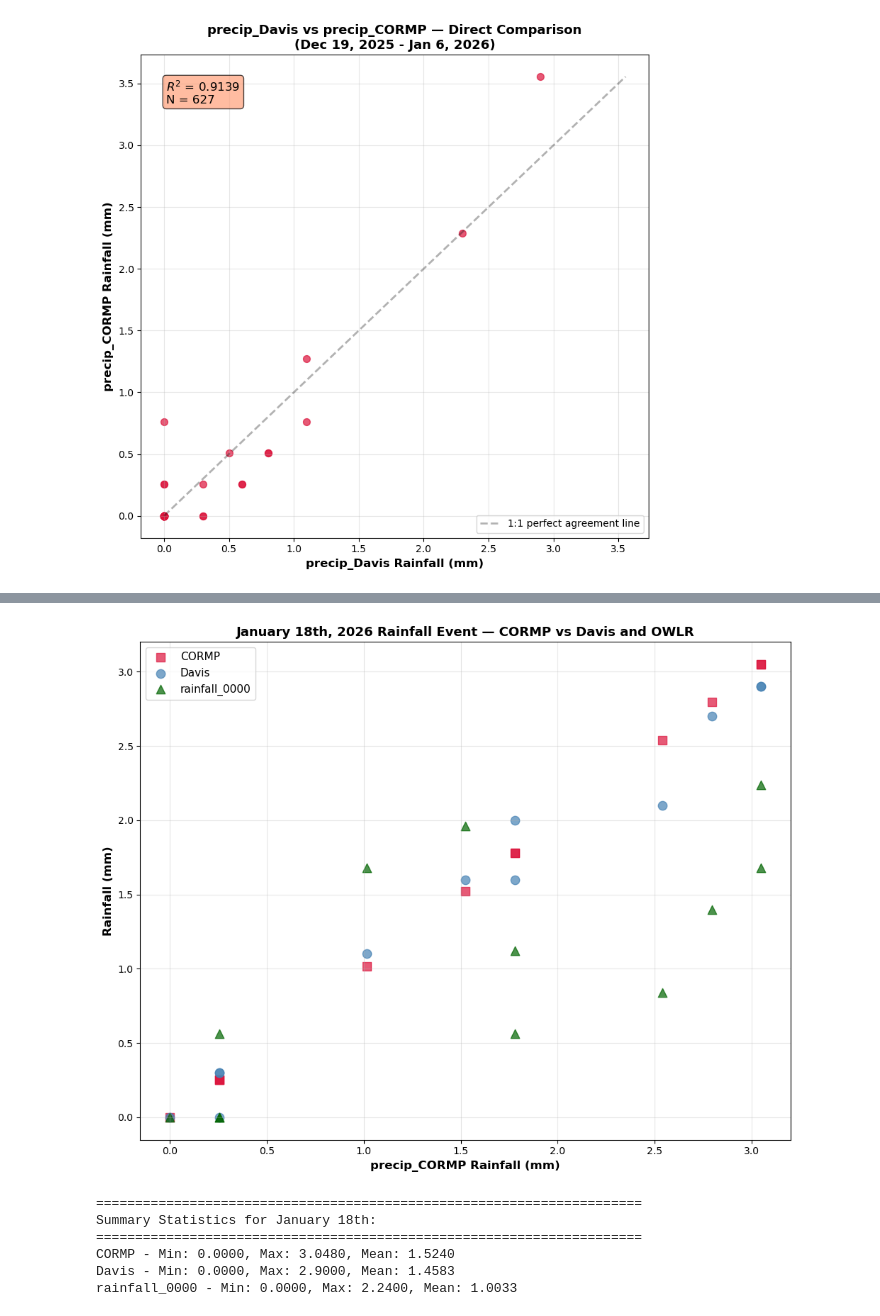
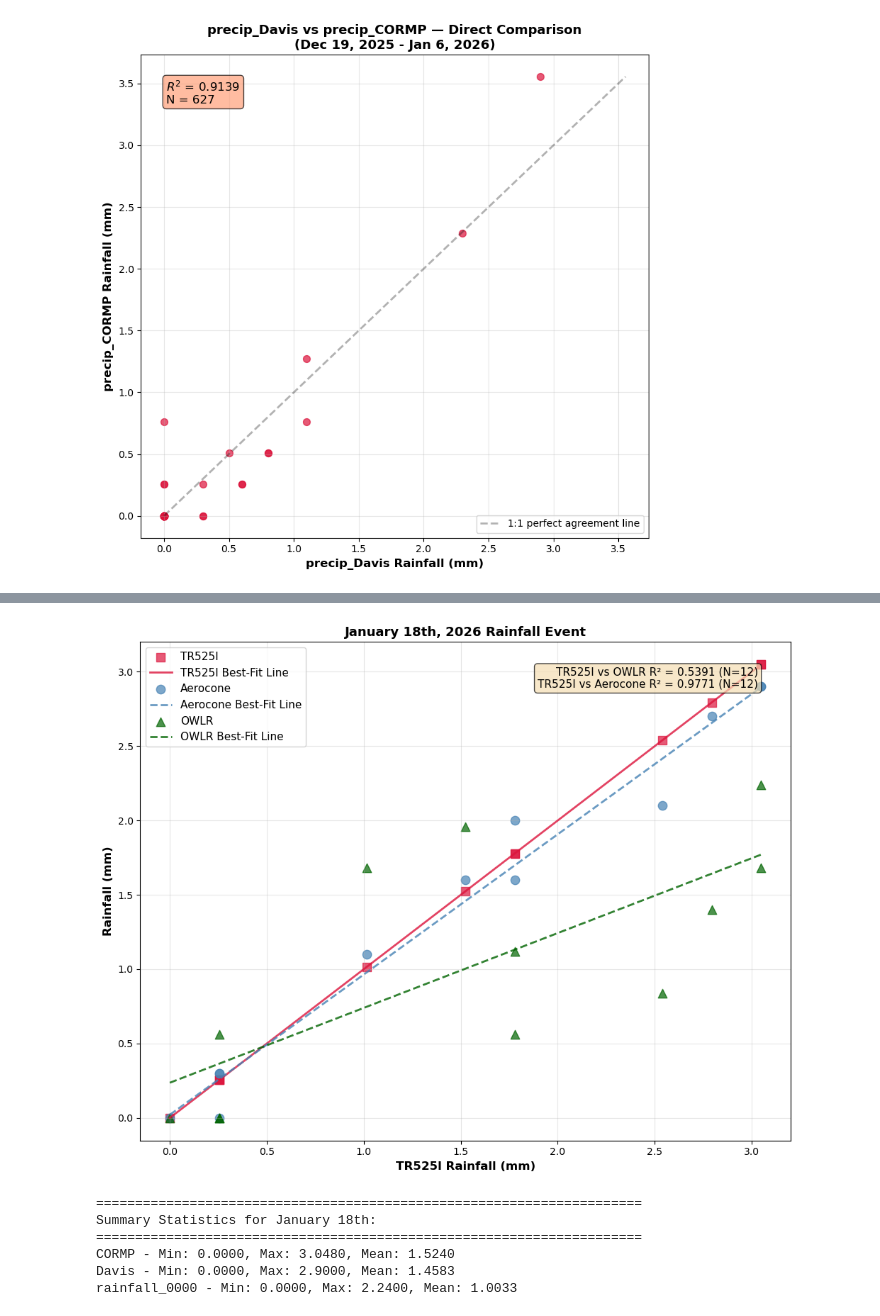
Before and after one commit to COAST-Lab/Open-Water-Level-and-Rainfall-Sensor, a Jupyter notebook: Data Analysis/rainfallAnalysis.ipynb, the cells around one changed output, grey strips where cells are left out. Drawn from its saved outputs; the diff is of its cells as text; code cells hidden in the pictures.

```diff
--- a/Data Analysis/rainfallAnalysis.ipynb
+++ b/Data Analysis/rainfallAnalysis.ipynb
@@ -493,7 +493,7 @@ if not merged_rain0_only.empty:
             s=45,
             alpha=0.6,
             color='steelblue',
-            label='Davis',
+            label='Aerocone',
             marker='o'
         )
         print(f"  Plotted {len(davis_data_only)} Davis points")
@@ -520,7 +520,7 @@ if pd.notna(r2_co_only):
     annotation_lines.append(f"R² (TR-525l vs OWLR) = {r2_co_only:.4f}")
     annotation_lines.append(f"N OWLR pairs = {n_pairs}")
 if 'davis_data_only' in locals():
-    annotation_lines.append(f"N Davis pairs = {len(davis_data_only)}")
+    annotation_lines.append(f"N Aerocone pairs = {len(davis_data_only)}")
 if annotation_lines:
     ax.text(
         0.98, 0.98,
@@ -534,7 +534,7 @@ if annotation_lines:
 
 plt.xlabel('TR-525l rainfall (mm)', fontsize=12, fontweight='bold')
 plt.ylabel('Rainfall (mm)', fontsize=12, fontweight='bold')
-plt.title('TR-525l vs OWLR and Davis\n(Dec 19, 2025 - Mar 17, 2026)', fontsize=13, fontweight='bold')
+plt.title('TR-525l vs Aerocone vs OWLR\n(Dec 19, 2025 - Mar 17, 2026)', fontsize=13, fontweight='bold')
 plt.legend(loc='upper left', fontsize=11)
 plt.grid(True, alpha=0.3)
 plt.tight_layout()
@@ -579,7 +579,7 @@ else:
             s=50,
             alpha=0.65,
             color='steelblue',
-            label='Davis',
+            label='Aerocone',
             marker='o'
         )
 
@@ -623,7 +623,7 @@ else:
 
     annotation = []
     annotation.append(f"N OWLR (log) = {len(positive_pairs_owlr)}")
-    annotation.append(f"N Davis (log) = {len(positive_pairs_davis)}")
+    annotation.append(f"N Aerocone (log) = {len(positive_pairs_davis)}")
     if pd.notna(r2_log):
         annotation.append(f"OWLR Log-Log R² = {r2_log:.4f}")
     ax = plt.gca()
@@ -641,7 +641,7 @@ else:
     plt.yscale('log')
     plt.xlabel('TR-525l rainfall (mm, log scale)', fontsize=12, fontweight='bold')
     plt.ylabel('Rainfall (mm, log scale)', fontsize=12, fontweight='bold')
-    plt.title('TR-525l vs OWLR and Davis (Log-Log)\n(Dec 19, 2025 - Mar 17, 2026)', fontsize=13, fontweight='bold')
+    plt.title('TR-525l vs Aerocone vs OWLR (Log-Log)\n(Dec 19, 2025 - Mar 17, 2026)', fontsize=13, fontweight='bold')
     plt.grid(True, which='both', alpha=0.3)
     plt.legend(loc='upper left', fontsize=11)
     plt.tight_layout()
@@ -1092,6 +1092,28 @@ merged_jan18 = merged_jan18.rename(columns={'rain_mm': 'rain_mm_rain0'})
 
 print(f"\nMerged dataset shape: {merged_jan18.shape}")
 
+# Compute R2 values for annotation
+r2_cormp_rain0_jan18 = float('nan')
+r2_cormp_davis_jan18 = float('nan')
+n_cormp_rain0_jan18 = 0
+n_cormp_davis_jan18 = 0
+if not merged_jan18.empty:
+    cormp_rain0_jan18 = merged_jan18[
+        merged_jan18['rain_mm_cormp'].notna() & merged_jan18['rain_mm_rain0'].notna()
+    ]
+    n_cormp_rain0_jan18 = len(cormp_rain0_jan18)
+    if n_cormp_rain0_jan18 > 0:
+        corr_cormp_rain0_jan18 = cormp_rain0_jan18['rain_mm_cormp'].corr(cormp_rain0_jan18['rain_mm_rain0'])
+        r2_cormp_rain0_jan18 = corr_cormp_rain0_jan18**2
+
+    cormp_davis_jan18 = merged_jan18[
+        merged_jan18['rain_mm_cormp'].notna() & merged_jan18['rain_mm_davis'].notna()
+    ]
+    n_cormp_davis_jan18 = len(cormp_davis_jan18)
+    if n_cormp_davis_jan18 > 0:
+        corr_cormp_davis_jan18 = cormp_davis_jan18['rain_mm_cormp'].corr(cormp_davis_jan18['rain_mm_davis'])
+        r2_cormp_davis_jan18 = corr_cormp_davis_jan18**2
+
 # Create scatter plot: CORMP (X-axis) vs Davis, rainfall_0000, and CORMP (Y-axis)
 print(f"\nGenerating scatter plot...")
 plt.figure(figsize=(10, 8))
@@ -1101,26 +1123,65 @@ if not merged_jan18.empty:
     cormp_data = merged_jan18[merged_jan18['rain_mm_cormp'].notna()]
     if not cormp_data.empty:
         plt.scatter(cormp_data['rain_mm_cormp'], cormp_data['rain_mm_cormp'],
-                   s=80, alpha=0.7, color='crimson', label='CORMP', marker='s')
-        print(f"  Plotted {len(cormp_data)} CORMP data points")
+                   s=80, alpha=0.7, color='crimson', label='TR525l', marker='s')
+        print(f"  Plotted {len(cormp_data)} TR525l data points")
+        x_cormp = cormp_data['rain_mm_cormp']
+        y_cormp = cormp_data['rain_mm_cormp']
+        slope_cormp, intercept_cormp = np.polyfit(x_cormp, y_cormp, 1)
+        x_line_cormp = np.array([x_cormp.min(), x_cormp.max()])
+        y_line_cormp = slope_cormp * x_line_cormp + intercept_cormp
+        plt.plot(x_line_cormp, y_line_cormp,
+                 color='crimson', linewidth=2, alpha=0.8, label='TR525l Best-Fit Line')
 
-    # Plot Davis data
+    # Plot Davis data and best-fit line
     davis_data = merged_jan18[merged_jan18['rain_mm_davis'].notna()]
     if not davis_data.empty:
         plt.scatter(davis_data['rain_mm_cormp'], davis_data['rain_mm_davis'],
-                   s=80, alpha=0.7, color='steelblue', label='Davis', marker='o')
-        print(f"  Plotted {len(davis_data)} Davis data points")
+                   s=80, alpha=0.7, color='steelblue', label='Aerocone', marker='o')
+        print(f"  Plotted {len(davis_data)} Aerocone data points")
+        davis_fit = merged_jan18[
+            merged_jan18['rain_mm_cormp'].notna() & merged_jan18['rain_mm_davis'].notna()
+        ]
+        if len(davis_fit) >= 2:
+            x_fit_davis = davis_fit['rain_mm_cormp']
+            y_fit_davis = davis_fit['rain_mm_davis']
+            slope_davis, intercept_davis = np.polyfit(x_fit_davis, y_fit_davis, 1)
+            x_line_davis = np.array([x_fit_davis.min(), x_fit_davis.max()])
+            y_line_davis = slope_davis * x_line_davis + intercept_davis
+            plt.plot(x_line_davis, y_line_davis,
+                     color='steelblue', linewidth=2, alpha=0.8, linestyle='--', label='Aerocone Best-Fit Line')
 
-    # Plot rainfall_0000 data
+    # Plot OWLR data and best-fit line
     rain0_data = merged_jan18[merged_jan18['rain_mm_rain0'].notna()]
     if not rain0_data.empty:
         plt.scatter(rain0_data['rain_mm_cormp'], rain0_data['rain_mm_rain0'],
-                   s=80, alpha=0.7, color='darkgreen', label='rainfall_0000', marker='^')
-        print(f"  Plotted {len(rain0_data)} rainfall_0000 data points")
+                   s=80, alpha=0.7, color='darkgreen', label='OWLR', marker='^')
+        print(f"  Plotted {len(rain0_data)} OWLR data points")
+        rain0_fit = merged_jan18[
+            merged_jan18['rain_mm_cormp'].notna() & merged_jan18['rain_mm_rain0'].notna()
+        ]
+        if len(rain0_fit) >= 2:
+            x_fit_rain0 = rain0_fit['rain_mm_cormp']
+            y_fit_rain0 = rain0_fit['rain_mm_rain0']
+            slope_rain0, intercept_rain0 = np.polyfit(x_fit_rain0, y_fit_rain0, 1)
+            x_line_rain0 = np.array([x_fit_rain0.min(), x_fit_rain0.max()])
+            y_line_rain0 = slope_rain0 * x_line_rain0 + intercept_rain0
+            plt.plot(x_line_rain0, y_line_rain0,
+                     color='darkgreen', linewidth=2, alpha=0.8, linestyle='--', label='OWLR Best-Fit Line')
 
-plt.xlabel('precip_CORMP Rainfall (mm)', fontsize=12, fontweight='bold')
+annotation_lines = []
+if pd.notna(r2_cormp_rain0_jan18):
+    annotation_lines.append(f"TR525l vs OWLR R² = {r2_cormp_rain0_jan18:.4f} (N={n_cormp_rain0_jan18})")
+if pd.notna(r2_cormp_davis_jan18):
+    annotation_lines.append(f"TR525l vs Aerocone R² = {r2_cormp_davis_jan18:.4f} (N={n_cormp_davis_jan18})")
+if annotation_lines:
+    ax = plt.gca()
+    ax.text(0.95, 0.95, "\n".join(annotation_lines), transform=ax.transAxes, fontsize=11, va='top', ha='right',
+            bbox=dict(boxstyle='round', facecolor='wheat', alpha=0.7))
+
+plt.xlabel('TR525l Rainfall (mm)', fontsize=12, fontweight='bold')
 plt.ylabel('Rainfall (mm)', fontsize=12, fontweight='bold')
-plt.title('January 18th, 2026 Rainfall Event — CORMP vs Davis and OWLR', fontsize=13, fontweight='bold')
+plt.title('January 18th, 2026 Rainfall Event', fontsize=13, fontweight='bold')
 plt.legend(loc='upper left', fontsize=11)
 plt.grid(True, alpha=0.3)
 plt.tight_layout()
@@ -1155,4 +1216,4 @@ Generating scatter plot...
-[figure, old version]
+[figure, new version]
 ======================================================================
 Summary Statistics for January 18th:
 ======================================================================
```
Also changed, not shown: parts of 7 cells of this notebook, 15 other files.
